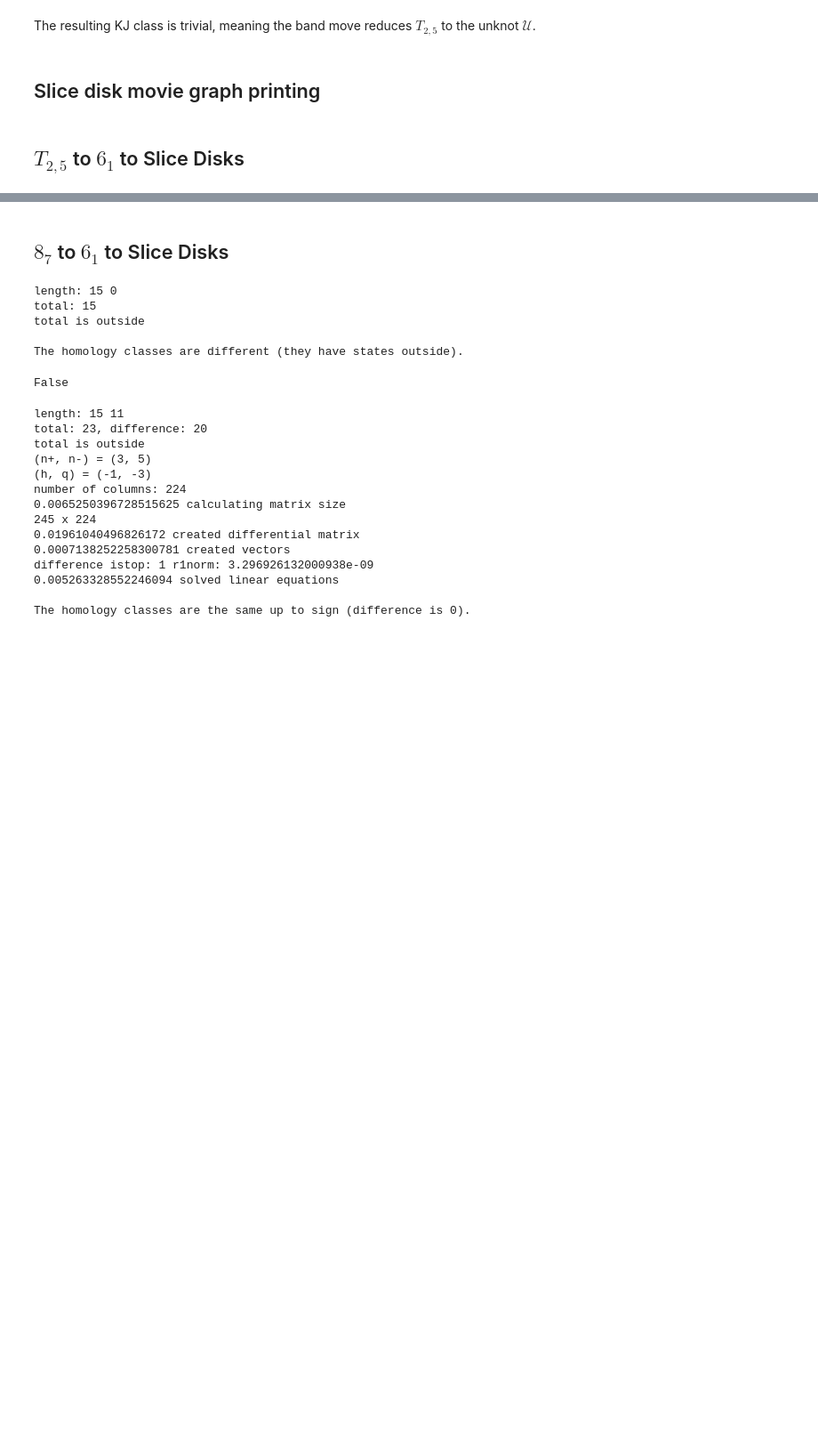
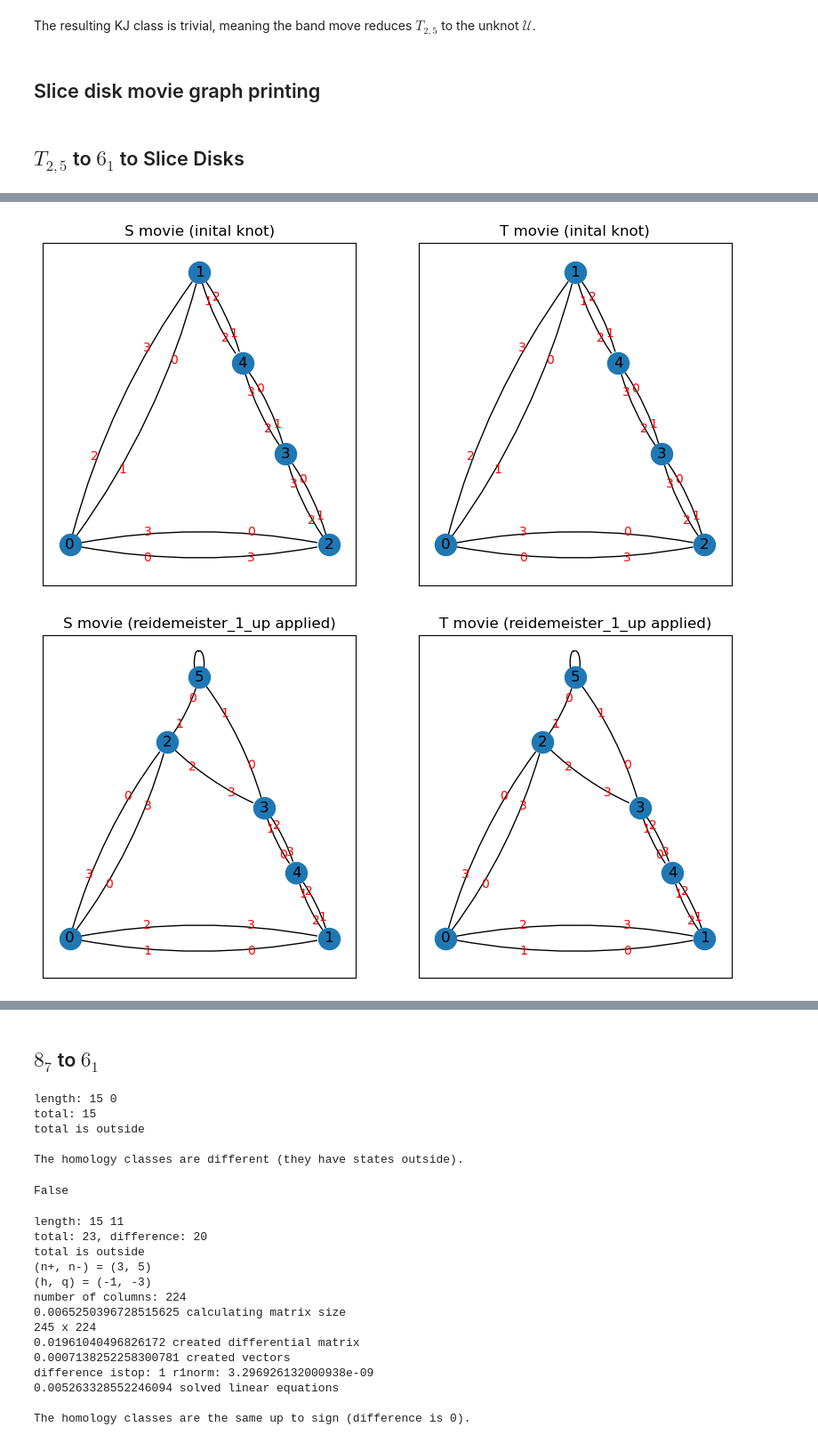
Before and after one commit to JulesGB/KhovanovHomologyOfNonOrientableSurfaces, a Jupyter notebook: Induced Map Computations.ipynb, the cells around one changed output, grey strips where cells are left out. Shown at 89% size. Saved outputs shown, nothing was run; the diff lists cells and outputs as text; code cells hidden in the pictures; blank space fills up the shorter version.

```diff
--- a/Induced Map Computations.ipynb
+++ b/Induced Map Computations.ipynb
@@ -48,0 +105,10 @@ def draw_slice_movies(S, T):
+# %%
+S = Cobordism(T2_5)
+S.band_move(-1, (2,1), (3,1)) # band move to 6_1
+S.band_move(-1, (4,2), (0,1)) # first band move to slice disks
+S.finish()
+# %%
+T = Cobordism(T2_5)
+T.band_move(-1, (2,1), (3,1)) # band move to 6_1
+T.band_move(-1, (5,0), (0,3)) # second band move to slice disks
+T.finish()
@@ -48,0 +144,5 @@ def draw_slice_movies(S, T):
+# %%
+draw_slice_movies(S,T)
+# %% [output]
+[figure, added]
+[figure, added]
@@ -49,5 +161,5 @@ def draw_slice_movies(S, T):
 # %% [markdown]
-## $8_7$ to $6_1$ to Slice Disks
+## $8_7$ to $6_1$
 # %%
 K8_7 = Link([(1,5,2,4),(3,13,4,12),(11,3,12,2),(5,10,6,11),(13,6,14,7),(7,14,8,15),(15,8,16,9),(9,16,10,1)])
 # %%
```
Also changed, not shown: parts of 10 cells of this notebook.
